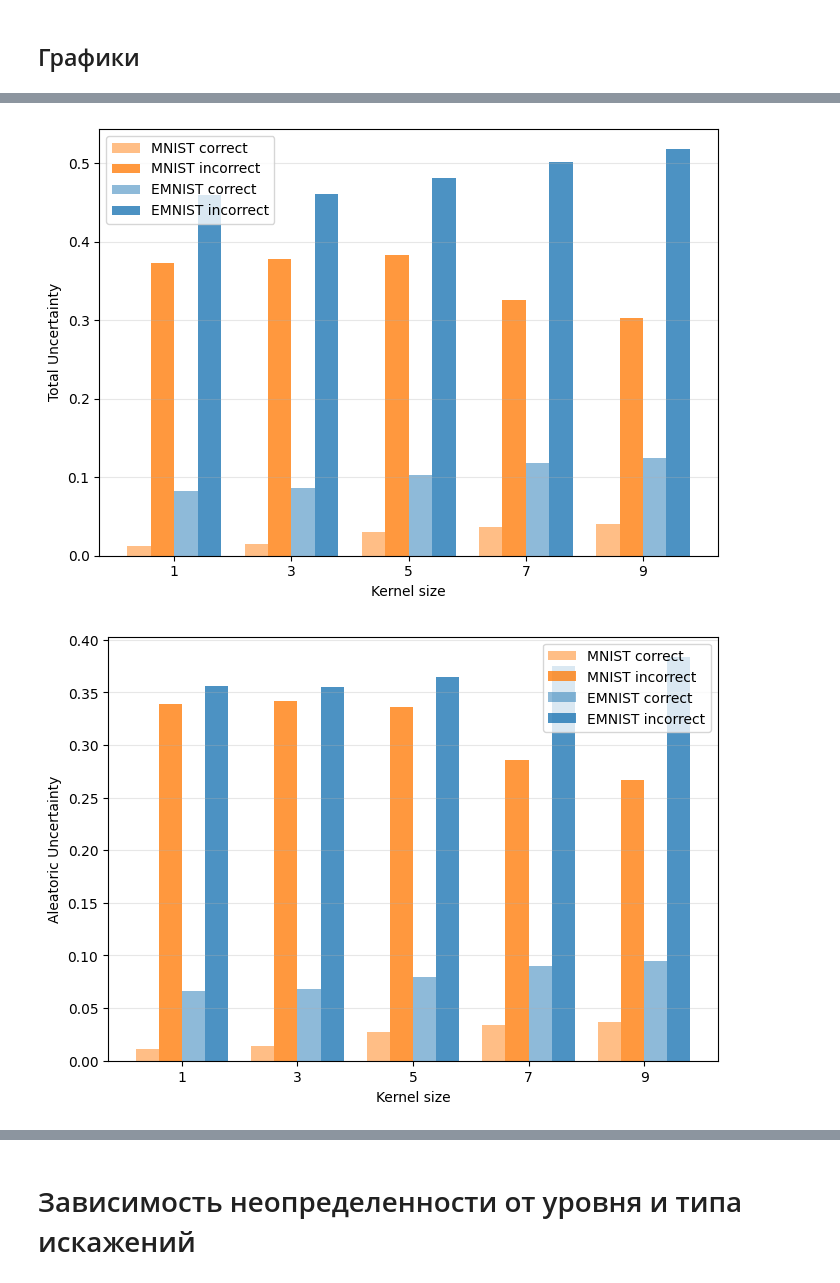
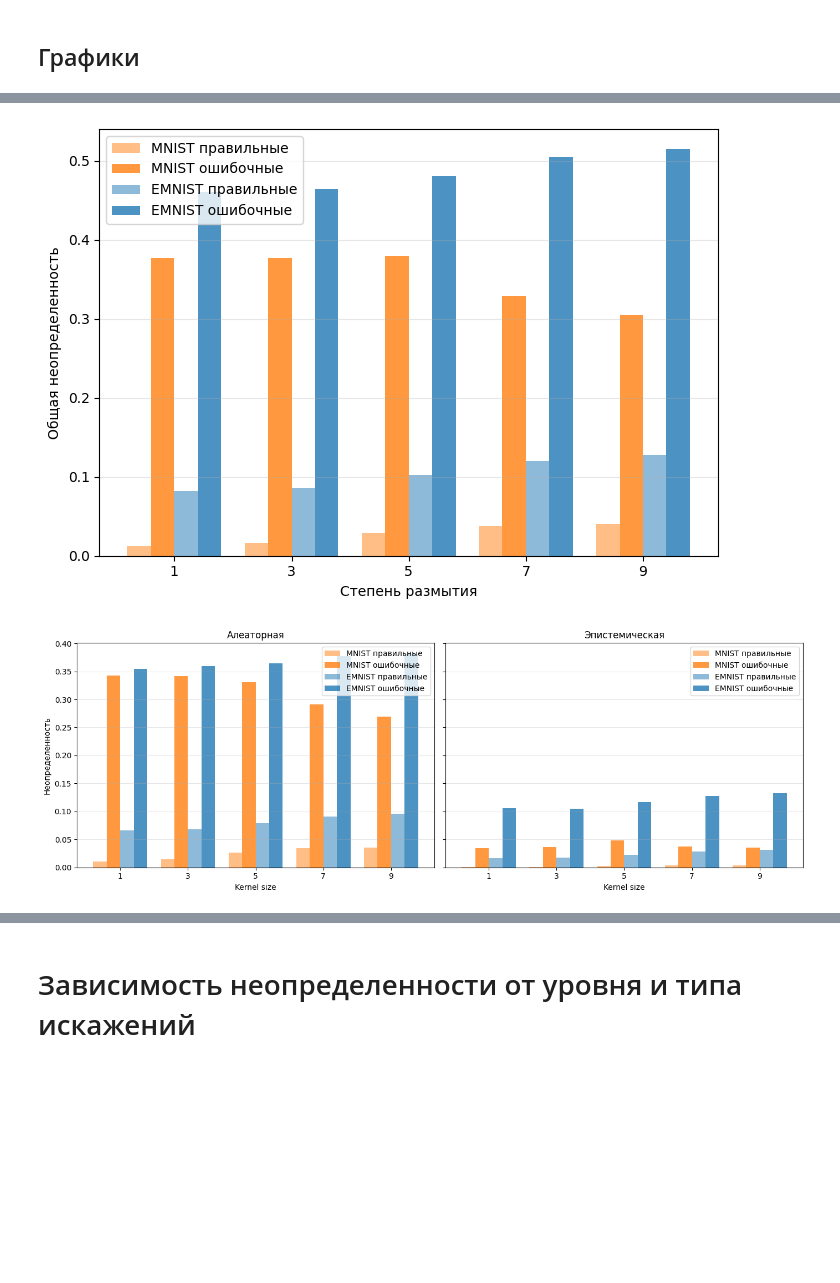
Before and after one commit to qosquo/bayes_nn, a Jupyter notebook: examples/emnist_vs_mnist.ipynb, the cells around one changed output, grey strips where cells are left out. Drawn from its saved outputs; the diff is of its cells as text; code cells hidden in the pictures; blank space fills up the shorter version.

```diff
--- a/examples/emnist_vs_mnist.ipynb
+++ b/examples/emnist_vs_mnist.ipynb
@@ -378,32 +361,47 @@ plt.show()
 # %%
 x = np.arange(len(kernel_sizes))
 x_labels = [str(k) for k in kernel_sizes]
-width = 0.2  # 4 бара в группе
+width = 0.2
 colors = {'E': 'C0', 'M': 'C1'}
 
-configs = [
-    ('Total',     mnist_mean_unc_correct,  mnist_mean_unc_incorrect,
-     emnist_mean_unc_correct, emnist_mean_unc_incorrect),
-    ('Aleatoric', mnist_mean_aunc_correct, mnist_mean_aunc_incorrect,
+# Total — отдельный график
+fig, ax = plt.subplots(figsize=(7, 5))
+ax.bar(x - 1.5*width, mnist_mean_unc_correct,   width, label='MNIST правильные',    color=colors['M'], alpha=0.5)
+ax.bar(x - 0.5*width, mnist_mean_unc_incorrect,  width, label='MNIST ошибочные',  color=colors['M'], alpha=0.8)
+ax.bar(x + 0.5*width, emnist_mean_unc_correct,   width, label='EMNIST правильные',   color=colors['E'], alpha=0.5)
+ax.bar(x + 1.5*width, emnist_mean_unc_incorrect,  width, label='EMNIST ошибочные', color=colors['E'], alpha=0.8)
+ax.set_xlabel('Степень размытия')
+ax.set_ylabel('Общая неопределенность')
+ax.set_xticks(x)
+ax.set_xticklabels(x_labels)
+ax.grid(True, axis='y', alpha=0.3)
+ax.legend()
+plt.tight_layout()
+plt.show()
+
+# Aleatoric + Epistemic — один график с sharey=True
+fig, axes = plt.subplots(1, 2, figsize=(14, 5), sharey=True)
+
+for ax, title, m_c, m_i, e_c, e_i in [
+    (axes[0], 'Алеаторная', mnist_mean_aunc_correct, mnist_mean_aunc_incorrect,
      emnist_mean_aunc_correct, emnist_mean_aunc_incorrect),
-    ('Epistemic', mnist_mean_eunc_correct, mnist_mean_eunc_incorrect,
+    (axes[1], 'Эпистемическая', mnist_mean_eunc_correct, mnist_mean_eunc_incorrect,
      emnist_mean_eunc_correct, emnist_mean_eunc_incorrect),
-]
-
-for title, m_c, m_i, e_c, e_i in configs:
-    fig, ax = plt.subplots(figsize=(7, 5))
-    ax.bar(x - 1.5*width, m_c, width, label='MNIST correct',    color=colors['M'], alpha=0.5)
-    ax.bar(x - 0.5*width, m_i, width, label='MNIST incorrect',  color=colors['M'], alpha=0.8)
-    ax.bar(x + 0.5*width, e_c, width, label='EMNIST correct',   color=colors['E'], alpha=0.5)
-    ax.bar(x + 1.5*width, e_i, width, label='EMNIST incorrect', color=colors['E'], alpha=0.8)
+]:
+    ax.bar(x - 1.5*width, m_c, width, label='MNIST правильные',    color=colors['M'], alpha=0.5)
+    ax.bar(x - 0.5*width, m_i, width, label='MNIST ошибочные',  color=colors['M'], alpha=0.8)
+    ax.bar(x + 0.5*width, e_c, width, label='EMNIST правильные',   color=colors['E'], alpha=0.5)
+    ax.bar(x + 1.5*width, e_i, width, label='EMNIST ошибочные', color=colors['E'], alpha=0.8)
+    ax.set_title(title)
     ax.set_xlabel('Kernel size')
-    ax.set_ylabel(f'{title} Uncertainty')
     ax.set_xticks(x)
     ax.set_xticklabels(x_labels)
     ax.grid(True, axis='y', alpha=0.3)
     ax.legend()
-    plt.tight_layout()
-    plt.show()
+
+axes[0].set_ylabel('Неопределенность')
+plt.tight_layout()
+plt.show()
 # %% [output]
-[figure, old version]
+[figure, new version]
-[figure, old version]
+[figure, new version]
```
Also changed, not shown: parts of 11 cells of this notebook.
